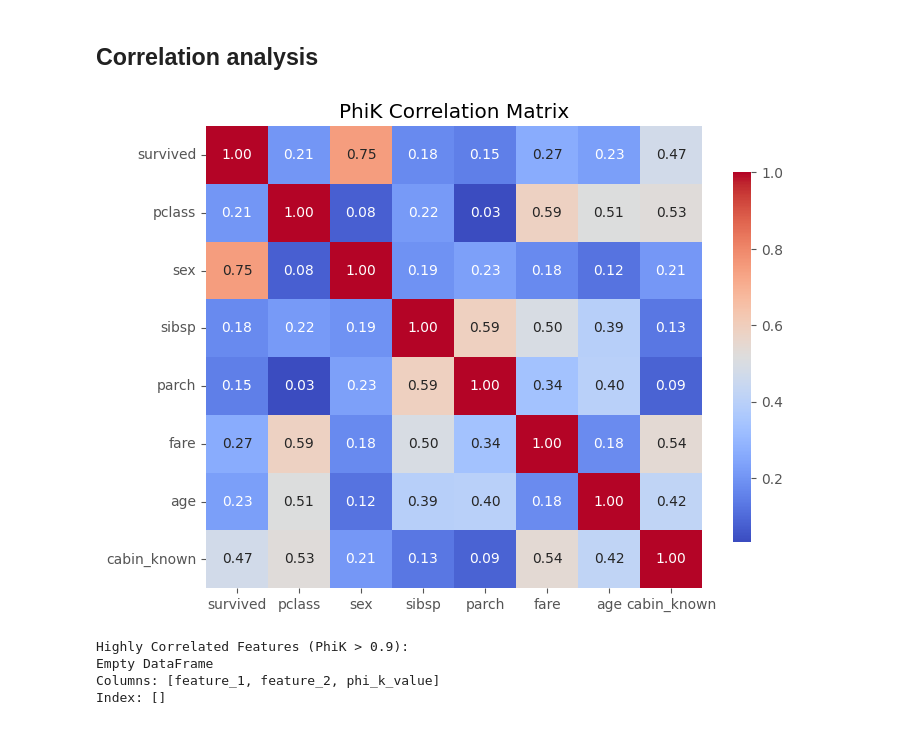
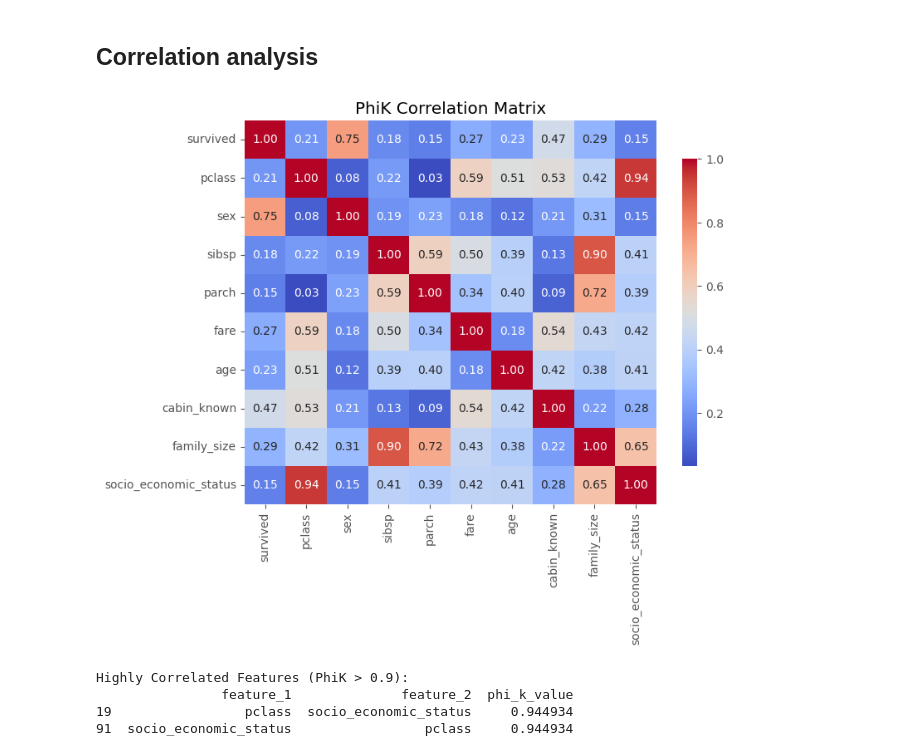
Before and after one commit to NickolasZH/data_science, a Jupyter notebook: titanic/titanic.ipynb, the cells around one changed output. Saved outputs shown, nothing was run; the diff lists cells and outputs as text; code cells hidden in the pictures.

```diff
--- a/titanic/titanic.ipynb
+++ b/titanic/titanic.ipynb
@@ -512,3 +544,44 @@ Test plots:
+# %%
+def add_socio_economic_status(df):
+    """
+    This function adds the 'socio_economic_status' feature to the dataframe `df`.
+    It uses `pclass`, `fare`, and `cabin_known` to create a new combined feature.
+
+    Args:
+    df (pd.DataFrame): The input dataframe, either `train` or `test`.
+
+    Returns:
+    pd.DataFrame: The dataframe with the new 'socio_economic_status' feature.
+    """
+
+    # Create fare categories (Low, Medium, High) based on quantiles
+    df['fare_category'] = pd.qcut(df['fare'], 3, labels=[0, 1, 2])  # Fare: low, medium, high
+
+    # Create a new combined feature for socio-economic status
+    df['socio_economic_status'] = np.where(
+        # Low status: 3rd class, low fare, and no cabin information
+        (df['pclass'] == 3) & (df['fare_category'] == 0) & (df['cabin_known'] == 0), 0,
+        np.where(
+            # Medium status: 2nd class and medium fare
+            (df['pclass'] == 2) & (df['fare_category'] == 1), 1,
+            np.where(
+                # High status: 1st class, high fare, or known cabin
+                (df['pclass'] == 1) | (df['fare_category'] == 2) | (df['cabin_known'] == 1), 2,
+                # For everything else, consider high status
+                2
+            )
+        )
+    )
+
+    # Convert to categorical type
+    df['socio_economic_status'] = df['socio_economic_status'].astype('category')
+
+    return df
+
+
+# Example usage with train and test datasets
+train = add_socio_economic_status(train)
+test = add_socio_economic_status(test)
 # %% [markdown]
 ### Categorical features
 # %%
@@ -630,30 +698,30 @@ plot_categorical_features(train, test, categorical_features_train, categorical_f
 ## Correlation analysis
 # %%
 # Select both categorical and numerical features for PhiK correlation analysis
-features_for_phik = ['survived', 'pclass', 'sex', 'sibsp', 'parch', 'fare', 'age', 'cabin_known']
+features_for_phik = ['survived', 'pclass', 'sex', 'sibsp', 'parch', 'fare', 'age', 'cabin_known', 'family_size', 'socio_economic_status']
 
 # Compute PhiK correlation matrix for train dataset
 phik_corr = train[features_for_phik].phik_matrix(interval_cols=['fare', 'age'])
 
 # Visualize the PhiK correlation matrix
 plt.figure(figsize=(8, 6))
 sns.heatmap(phik_corr, annot=True, fmt=".2f", cmap="coolwarm", cbar_kws={"shrink": 0.8})
 plt.title("PhiK Correlation Matrix")
 plt.show()
 
 # Filter correlations greater than 0.9, excluding self-correlations
 high_corr = phik_corr.stack().reset_index()
 high_corr.columns = ['feature_1', 'feature_2', 'phi_k_value']
 high_corr = high_corr[(high_corr['phi_k_value'] > 0.9) & (high_corr['feature_1'] != high_corr['feature_2'])]
 
 # Display highly correlated feature pairs
 print("Highly Correlated Features (PhiK > 0.9):")
 print(high_corr)
 # %% [output]
-[figure, old version]
+[figure, new version]
 Highly Correlated Features (PhiK > 0.9):
-Empty DataFrame
-Columns: [feature_1, feature_2, phi_k_value]
-Index: []
+                feature_1              feature_2  phi_k_value
+19                 pclass  socio_economic_status     0.944934
+91  socio_economic_status                 pclass     0.944934
 # %%
 # Select both categorical and numerical features for PhiK correlation analysis
```
Also changed, not shown: parts of 34 cells of this notebook, 1 other file.
